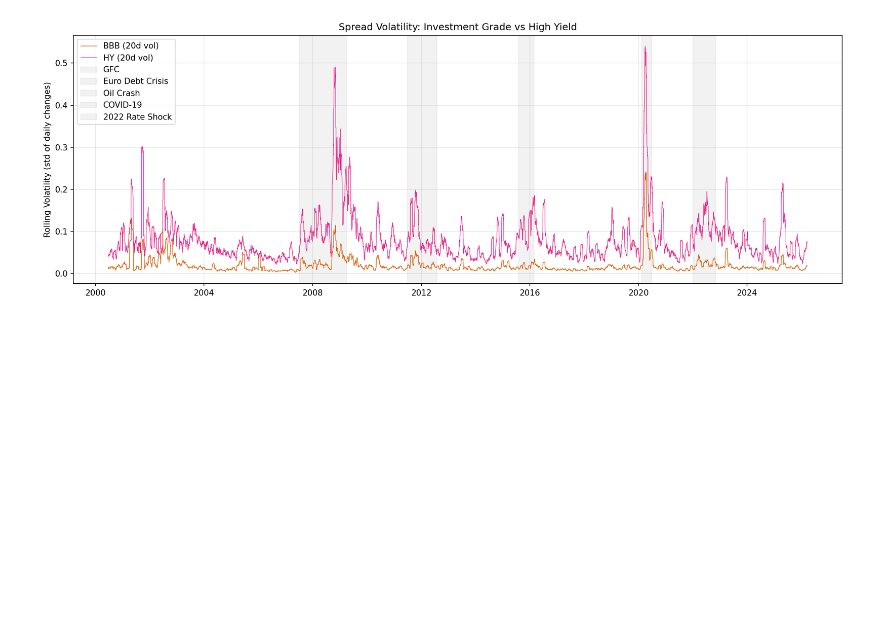
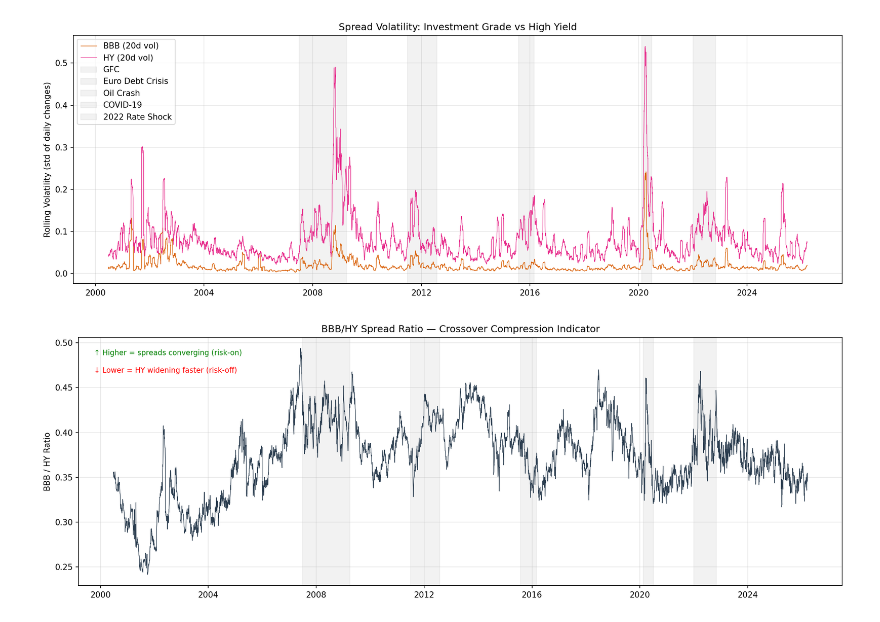
Before and after one commit to Zekhayoub/credit-spread-monitor, a Jupyter notebook: notebooks/eda.ipynb, the cells around one changed output. Saved outputs shown, nothing was run; the diff lists cells and outputs as text; code cells hidden in the pictures; blank space fills up the shorter version.

Commit message:
feat: add BBB/HY compression ratio chart

```diff
--- a/notebooks/eda.ipynb
+++ b/notebooks/eda.ipynb
@@ -188,3 +188,21 @@ fig.savefig(FIGURES_DIR / "volatility_comparison.png", bbox_inches="tight")
 plt.show()
 # %% [output]
 [figure]
+# %%
+fig, ax = plt.subplots(figsize=(14, 5))
+
+ax.plot(df.index, df["bbb_hy_ratio"], color="#2c3e50", linewidth=0.7)
+add_crisis_bands(ax, crisis_periods)
+
+ax.set_ylabel("BBB / HY Ratio")
+ax.set_title("BBB/HY Spread Ratio — Crossover Compression Indicator")
+ax.text(0.02, 0.95, "↑ Higher = spreads converging (risk-on)",
+        transform=ax.transAxes, fontsize=9, va="top", color="green")
+ax.text(0.02, 0.88, "↓ Lower = HY widening faster (risk-off)",
+        transform=ax.transAxes, fontsize=9, va="top", color="red")
+
+fig.tight_layout()
+fig.savefig(FIGURES_DIR / "bbb_hy_compression.png", bbox_inches="tight")
+plt.show()
+# %% [output]
+[figure, added]
```
Also changed, not shown: 1 other file.
